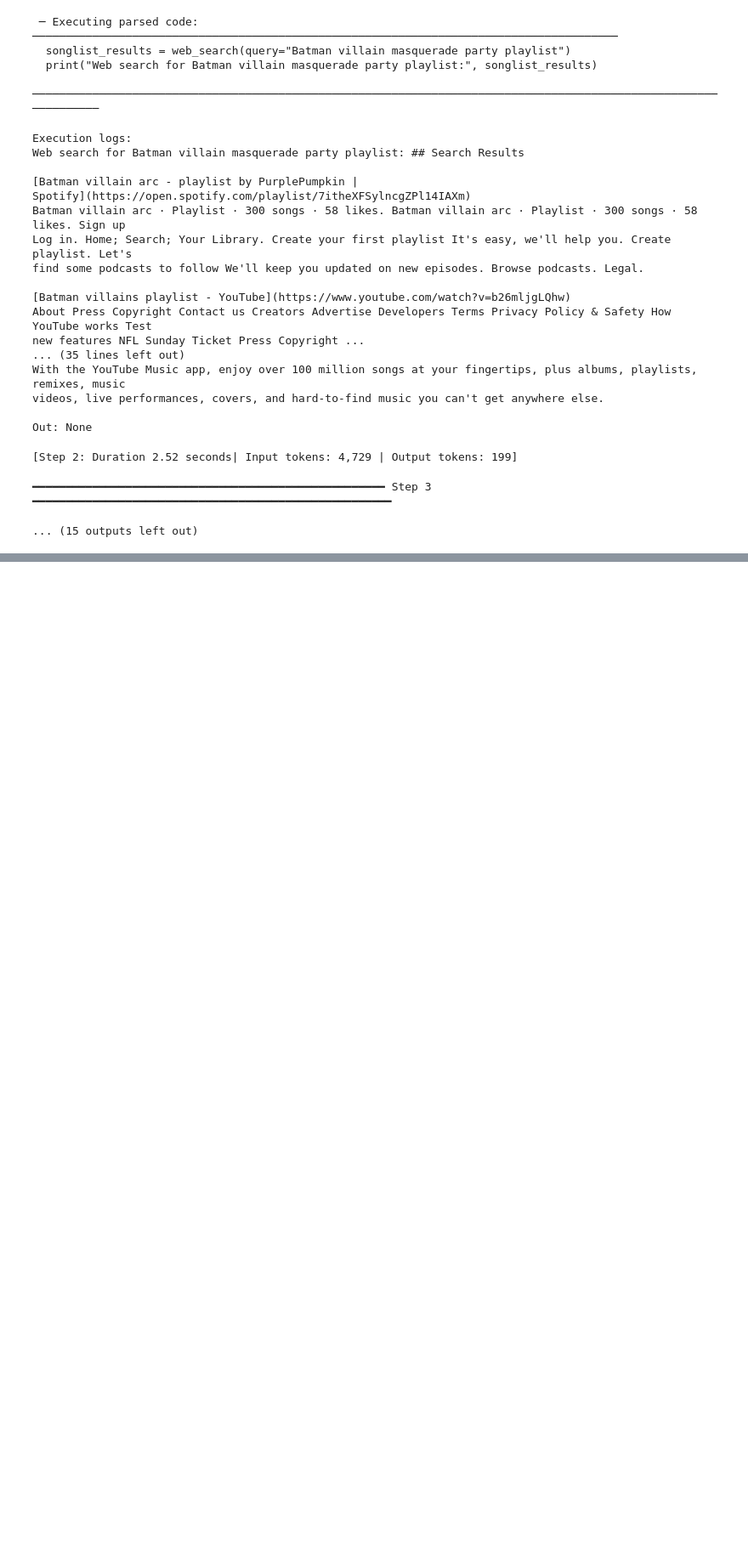
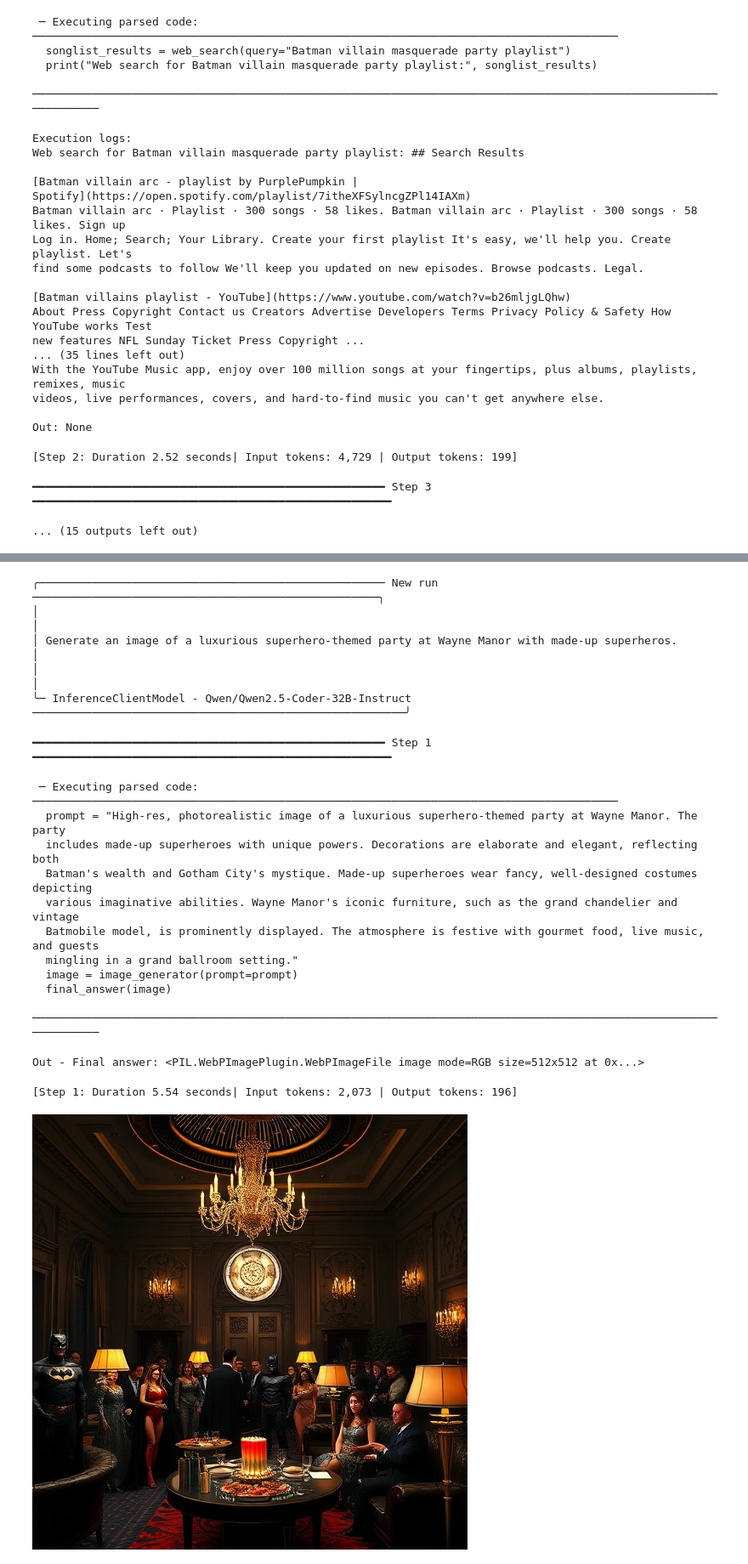
Before and after one commit to kalakhushi18/LLMs-to-AI-Agents, a Jupyter notebook: smolagents.ipynb, the cells around one changed output, grey strips where cells are left out. Shown at 85% size. Saved outputs shown, nothing was run; the diff lists cells and outputs as text; code cells hidden in the pictures; blank space fills up the shorter version.

```diff
--- a/smolagents.ipynb
+++ b/smolagents.ipynb
@@ -367,0 +454,15 @@ Out: None
+# %%
+from smolagents import load_tool, CodeAgent, InferenceClientModel
+
+image_generation_tool = load_tool(
+    "m-ric/text-to-image",
+    trust_remote_code=True
+)
+
+agent = CodeAgent(
+    tools=[image_generation_tool],
+    model=InferenceClientModel()
+)
+
+agent.run("Generate an image of a luxurious superhero-themed party at Wayne Manor with made-up superheros.")
+# %% [output]
@@ -367,0 +471,19 @@ Out: None
+╭──────────────────────────────────────────────────── New run ────────────────────────────────────────────────────╮
+│                                                                                                                 │
+│ Generate an image of a luxurious superhero-themed party at Wayne Manor with made-up superheros.                 │
+│                                                                                                                 │
+╰─ InferenceClientModel - Qwen/Qwen2.5-Coder-32B-Instruct ────────────────────────────────────────────────────────╯
+━━━━━━━━━━━━━━━━━━━━━━━━━━━━━━━━━━━━━━━━━━━━━━━━━━━━━ Step 1 ━━━━━━━━━━━━━━━━━━━━━━━━━━━━━━━━━━━━━━━━━━━━━━━━━━━━━━
+ ─ Executing parsed code: ────────────────────────────────────────────────────────────────────────────────────────
+  prompt = "High-res, photorealistic image of a luxurious superhero-themed party at Wayne Manor. The party
+  includes made-up superheroes with unique powers. Decorations are elaborate and elegant, reflecting both
+  Batman's wealth and Gotham City's mystique. Made-up superheroes wear fancy, well-designed costumes depicting
+  various imaginative abilities. Wayne Manor's iconic furniture, such as the grand chandelier and vintage
+  Batmobile model, is prominently displayed. The atmosphere is festive with gourmet food, live music, and guests
+  mingling in a grand ballroom setting."
+  image = image_generator(prompt=prompt)
+  final_answer(image)
+ ─────────────────────────────────────────────────────────────────────────────────────────────────────────────────
+Out - Final answer: <PIL.WebPImagePlugin.WebPImageFile image mode=RGB size=512x512 at 0x...>
+[Step 1: Duration 5.54 seconds| Input tokens: 2,073 | Output tokens: 196]
+[figure, added]
```
Also changed, not shown: parts of 6 cells of this notebook, 2 other files.
